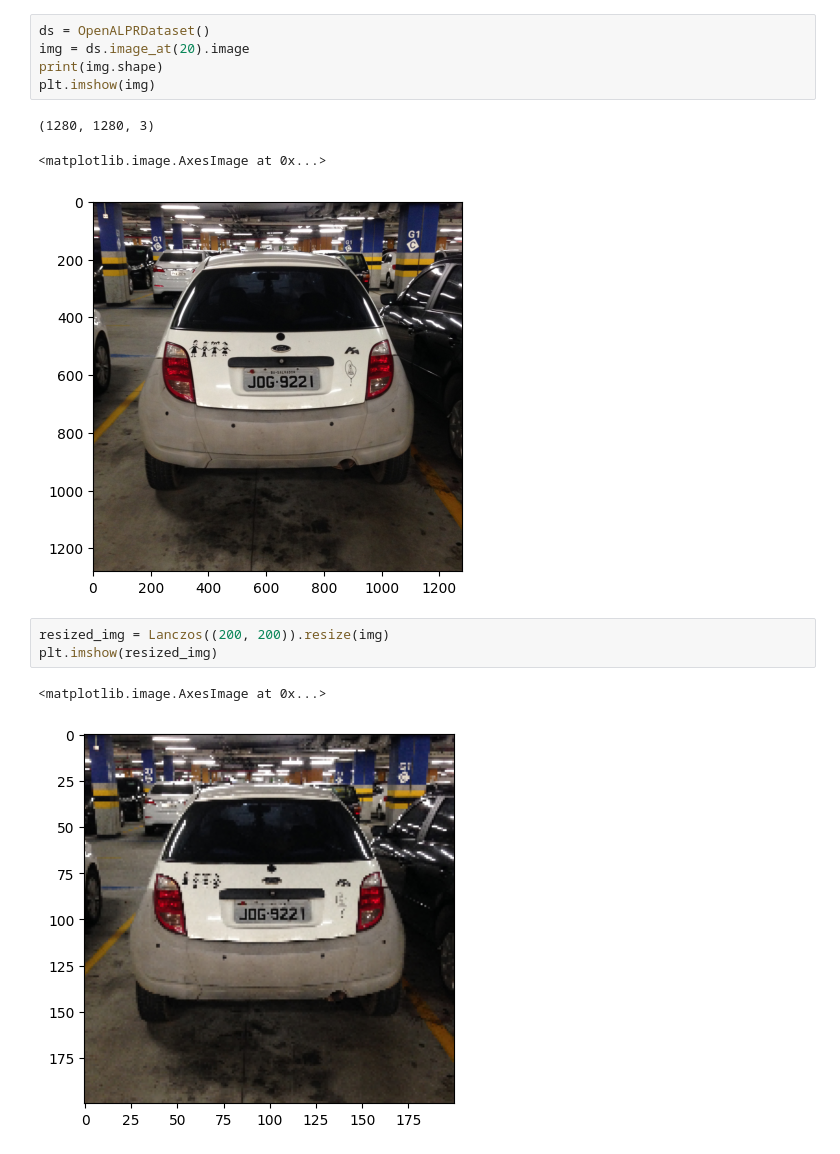
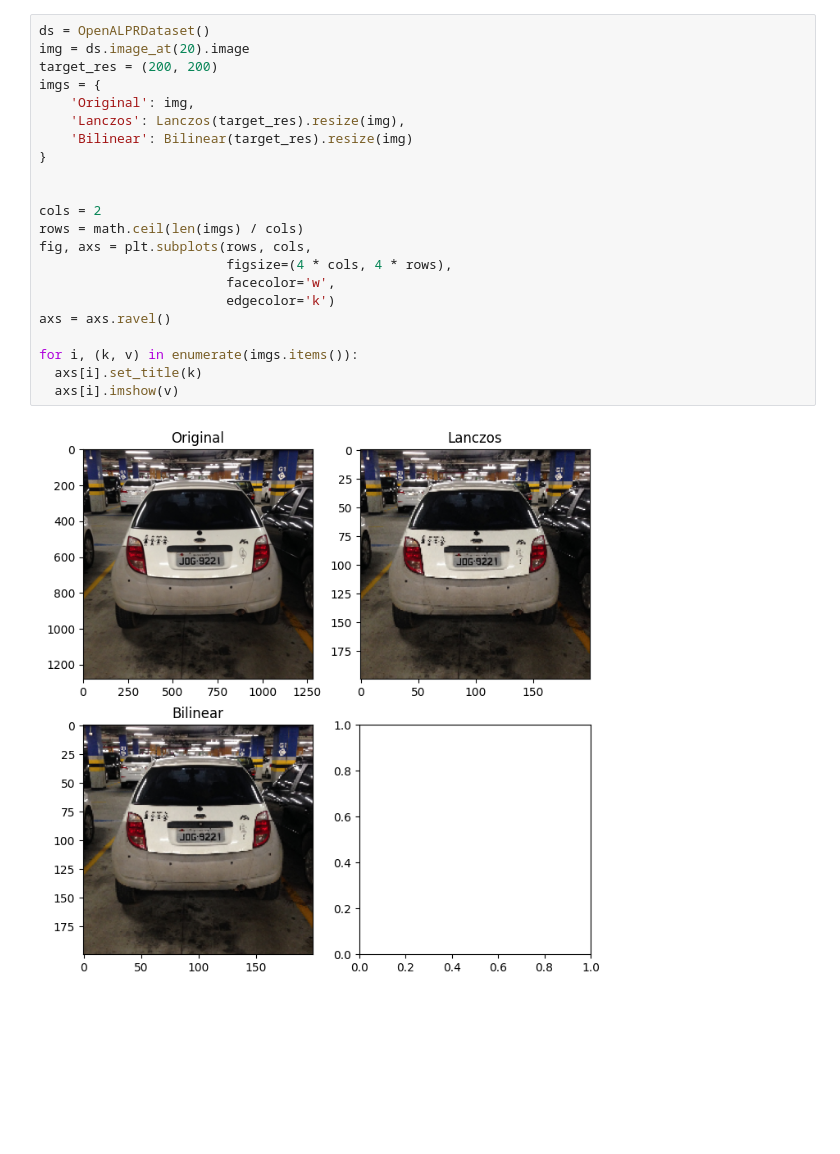
Before and after one commit to SimpleANPR/anpr, a Jupyter notebook: interpolation_test.ipynb, the cells around one changed output. Cells and saved outputs as stored; diff of their text form; blank space fills up the shorter version.

```diff
--- a/interpolation_test.ipynb
+++ b/interpolation_test.ipynb
@@ -3,18 +6,27 @@ from anpr.interpolation.lanczos import Lanczos
 from anpr.datasets.open_alpr import OpenALPRDataset
 
 from matplotlib import pyplot as plt
-# %%
-ds = OpenALPRDataset()
-img = ds.image_at(20).image
-print(img.shape)
-plt.imshow(img)
-# %% [output]
-(1280, 1280, 3)
-<matplotlib.image.AxesImage at 0x...>
-[figure, removed]
-# %%
-resized_img = Lanczos((200, 200)).resize(img)
-plt.imshow(resized_img)
-# %% [output]
-<matplotlib.image.AxesImage at 0x...>
-[figure, removed]
+# %%
+ds = OpenALPRDataset()
+img = ds.image_at(20).image
+target_res = (200, 200)
+imgs = {
+    'Original': img,
+    'Lanczos': Lanczos(target_res).resize(img),
+    'Bilinear': Bilinear(target_res).resize(img)
+}
+
+
+cols = 2
+rows = math.ceil(len(imgs) / cols)
+fig, axs = plt.subplots(rows, cols,
+                        figsize=(4 * cols, 4 * rows),
+                        facecolor='w',
+                        edgecolor='k')
+axs = axs.ravel()
+
+for i, (k, v) in enumerate(imgs.items()):
+  axs[i].set_title(k)
+  axs[i].imshow(v)
+# %% [output]
+[figure, added]
```
Also changed, not shown: parts of 1 cell of this notebook, 1 other file.
